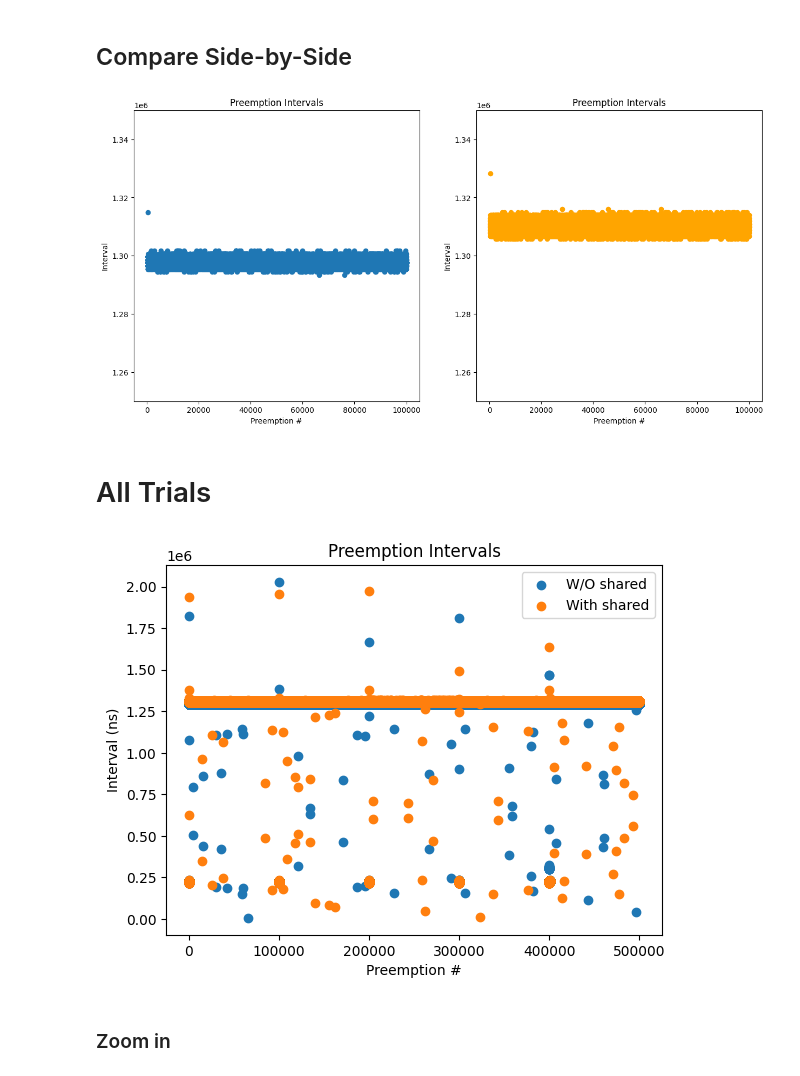
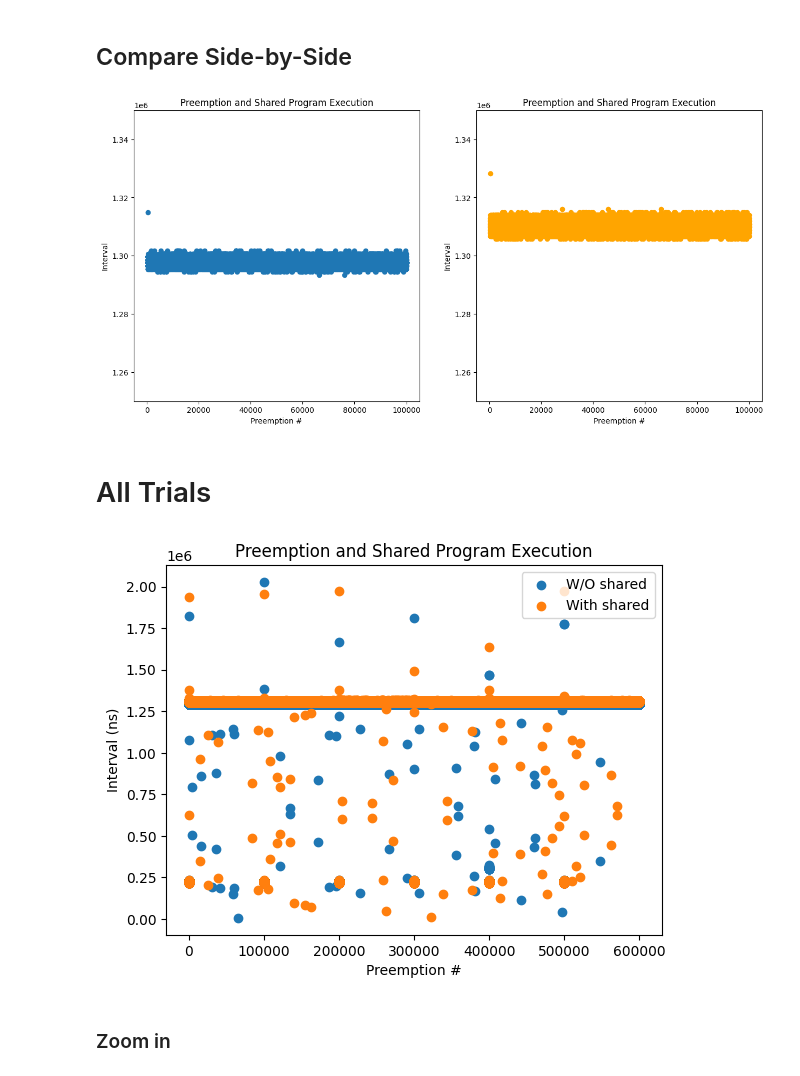
Before and after one commit to alexngUNC/GPU-research, a Jupyter notebook: Preemptions/Analysis/loopAnalysis.ipynb, the cells around one changed output. Cells and saved outputs as stored; diff of their text form; code cells hidden in the pictures.

```diff
--- a/Preemptions/Analysis/loopAnalysis.ipynb
+++ b/Preemptions/Analysis/loopAnalysis.ipynb
@@ -74,16 +77,16 @@ plt.show()
 # %% [markdown]
 # Preemption and Shared Program Exeuction Intervals
 # %%
-no_shared_ivls = []
-shared_ivls = []
+no_shared_ivls1 = []
+shared_ivls1 = []
 for i in range(0, len(shared1)-1):
-  no_shared_ivls.append(no_shared1['start'][i+1] - no_shared1['end'][i])
-  shared_ivls.append(shared1['start'][i+1] - shared1['end'][i])
+  no_shared_ivls1.append(no_shared1['start'][i+1] - no_shared1['end'][i])
+  shared_ivls1.append(shared1['start'][i+1] - shared1['end'][i])
 
 # ----- Plot the data -----
 # Plot all intervals
-plt.scatter(range(1, NUM_SAMPLES-1), no_shared_ivls, label='W/O shared')
-plt.scatter(range(1, NUM_SAMPLES-1), shared_ivls, label='With shared')
+plt.scatter(range(1, NUM_SAMPLES-1), no_shared_ivls1, label='W/O shared')
+plt.scatter(range(1, NUM_SAMPLES-1), shared_ivls1, label='With shared')
 
 # Add labels and title
 plt.xlabel('Preemption #')
@@ -105,12 +108,6 @@ plt.show()
 # %% [markdown]
 ### Zoom In
 # %%
-no_shared_ivls1 = []
-shared_ivls1 = []
-for i in range(0, len(shared1)-1):
-  no_shared_ivls1.append(no_shared1['start'][i+1] - no_shared1['end'][i])
-  shared_ivls1.append(shared1['start'][i+1] - shared1['end'][i])
-
 # ----- Plot the data -----
 # Plot all intervals
 plt.scatter(range(1, NUM_SAMPLES-1), no_shared_ivls1, label='W/O shared')
@@ -163,7 +160,7 @@ ax2.set_ylim(1.25*1e6, 1.35*1e6)
 
 plt.show()
 # %% [output]
-[figure, old version]
+[figure, new version]
 # %% [markdown]
 # All Trials
 # %%
@@ -216,6 +213,18 @@ shared5.columns = ['start', 'end']
 no_shared5['interval'] = no_shared5['end'] - no_shared5['start']
 shared5['interval'] = shared5['end'] - shared5['start']
 
+# Sixth trial
+no_shared6 = pd.read_csv(dataPath+'loop100k6.csv')
+shared6 = pd.read_csv(dataPath+'loop100kShared6.csv')
+
+# rename cols
+no_shared6.columns = ['start', 'end']
+shared6.columns = ['start', 'end']
+
+# interval column
+no_shared6['interval'] = no_shared6['end'] - no_shared6['start']
+shared6['interval'] = shared6['end'] - shared6['start']
+
 # ---------- Accumulate all trials ----------
 no_shared_ivls1 = []
 shared_ivls1 = []
@@ -227,6 +236,8 @@ no_shared_ivls4 = []
 shared_ivls4 = []
 no_shared_ivls5 = []
 shared_ivls5 = []
+no_shared_ivls6 = []
+shared_ivls6 = []
 
 # Calculate start of interval i+1 - end of interval i
 for i in range(0, len(shared1)-1):
@@ -235,38 +246,40 @@ for i in range(0, len(shared1)-1):
   no_shared_ivls2.append(no_shared2['start'][i+1] - no_shared2['end'][i])
   shared_ivls2.append(shared2['start'][i+1] - shared2['end'][i])
   no_shared_ivls3.append(no_shared3['start'][i+1] - no_shared3['end'][i])
   shared_ivls3.append(shared3['start'][i+1] - shared3['end'][i])
   no_shared_ivls4.append(no_shared4['start'][i+1] - no_shared4['end'][i])
   shared_ivls4.append(shared4['start'][i+1] - shared4['end'][i])
   no_shared_ivls5.append(no_shared5['start'][i+1] - no_shared5['end'][i])
   shared_ivls5.append(shared5['start'][i+1] - shared5['end'][i])
+  no_shared_ivls6.append(no_shared6['start'][i+1] - no_shared6['end'][i])
+  shared_ivls6.append(shared6['start'][i+1] - shared6['end'][i])
 
 # Put all intervals together
-no_shared_ivls_all = no_shared_ivls1 + no_shared_ivls2 + no_shared_ivls3 + no_shared_ivls4 + no_shared_ivls5
-shared_ivls_all = shared_ivls1 + shared_ivls2 + shared_ivls3 + shared_ivls4 + shared_ivls5
+no_shared_ivls_all = no_shared_ivls1 + no_shared_ivls2 + no_shared_ivls3 + no_shared_ivls4 + no_shared_ivls5 + no_shared_ivls6
+shared_ivls_all = shared_ivls1 + shared_ivls2 + shared_ivls3 + shared_ivls4 + shared_ivls5 + shared_ivls6
 
 # ---------- Plot the data ----------
 # Plot all intervals on one plot
-plt.scatter(range(1, NUM_SAMPLES*5 - 9), no_shared_ivls_all, label='W/O shared')
-plt.scatter(range(1, NUM_SAMPLES*5 - 9), shared_ivls_all, label='With shared')
+plt.scatter(range(1, NUM_SAMPLES*6 - 11), no_shared_ivls_all, label='W/O shared')
+plt.scatter(range(1, NUM_SAMPLES*6 - 11), shared_ivls_all, label='With shared')
 
 # Add labels and title
 plt.xlabel('Preemption #')
 plt.ylabel('Interval (ns)')
 plt.title('Preemption and Shared Program Execution')
 
 # Add legend
 plt.legend()
 
 # Set y-axis limits
 #plt.ylim(1.25*1e6, 1.35*1e6)
 
 #plt.yticks(range(1010, 1030))
 
 # Show the plot
 plt.show()
 # %% [output]
-[figure, old version]
+[figure, new version]
 # %% [markdown]
 ### Zoom in
 # %%
```
Also changed, not shown: parts of 9 cells of this notebook.
